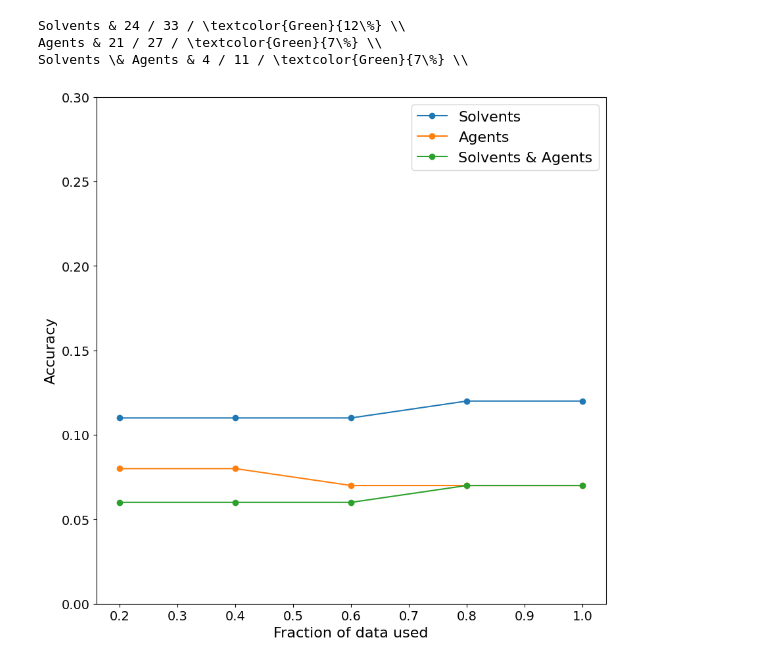
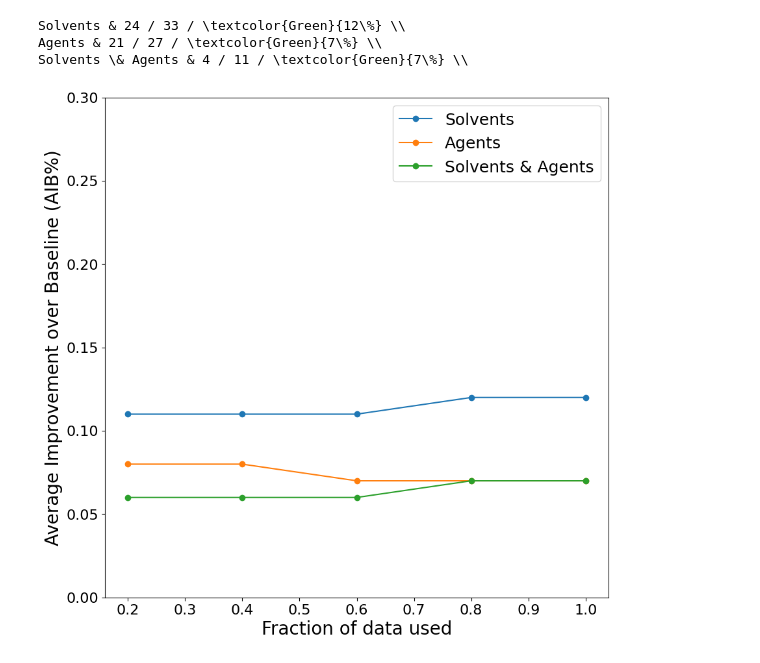
Before and after one commit to sustainable-processes/chemical-parameter-sharing, a Jupyter notebook: notebooks/record_results.ipynb, the cells around one changed output. Saved outputs shown, nothing was run; the diff lists cells and outputs as text; code cells hidden in the pictures.

Commit message:
update font size

```diff
--- a/notebooks/record_results.ipynb
+++ b/notebooks/record_results.ipynb
@@ -249,34 +249,38 @@ Solvents \& Agents & 4 / 11 / \textcolor{Green}{7\%} \\
 # %%
 import matplotlib.pyplot as plt
 
 # Data
 x = [0.2, 0.4, 0.6, 0.8, 1]
 solvents = [0.11, 0.11, 0.11, 0.12, 0.12]
 agents = [0.08, 0.08, 0.07, 0.07, 0.07]
 all_ = [0.06, 0.06, 0.06, 0.07, 0.07]
 
 # Plotting with connected dots
 plt.figure(figsize=(10, 10))
 plt.plot(x, solvents, 'o-', label="Solvents")  # Connected dots for solvents
 plt.plot(x, agents, 'o-', label="Agents")      # Connected dots for agents
 plt.plot(x, all_, 'o-', label="Solvents & Agents")  # Connected dots for all
 
 # Axis labels and title with increased font size
-plt.xlabel("Fraction of data used", fontsize=16)
-plt.ylabel("Accuracy", fontsize=16)
+plt.xlabel("Fraction of data used", fontsize=20)
+plt.ylabel("Average Improvement over Baseline (AIB%)", fontsize=20)
 # plt.title("Average improvement over baseline, parameter sharing model", fontsize=16)
 
 # Set y-axis range
 plt.ylim(0, 0.3)
+plt.rcParams.update({'font.size': 18})
 
-# Increase tick size
-plt.xticks(fontsize=14)
-plt.yticks(fontsize=14)
+# # Increase tick size
+plt.xticks(fontsize=16)
+plt.yticks(fontsize=16)
 
-# Adjusting the legend font size
-plt.legend(fontsize=16)
+# change font size of
+
+# # Adjusting the legend font size
+plt.legend(fontsize=18)
+
 
 # Save the plot
 plt.savefig("data_fraction.png", dpi=600)
 # %% [output]
-[figure, old version]
+[figure, new version]
```
